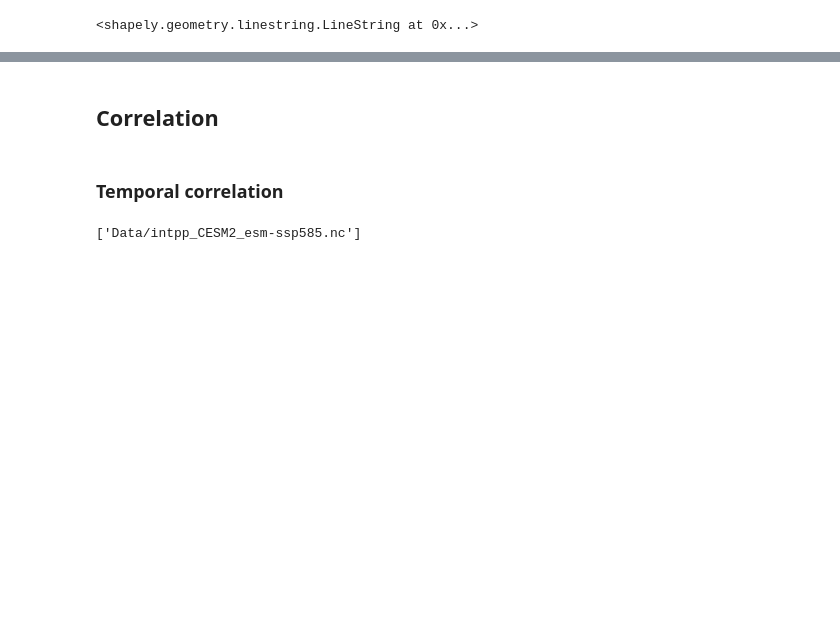
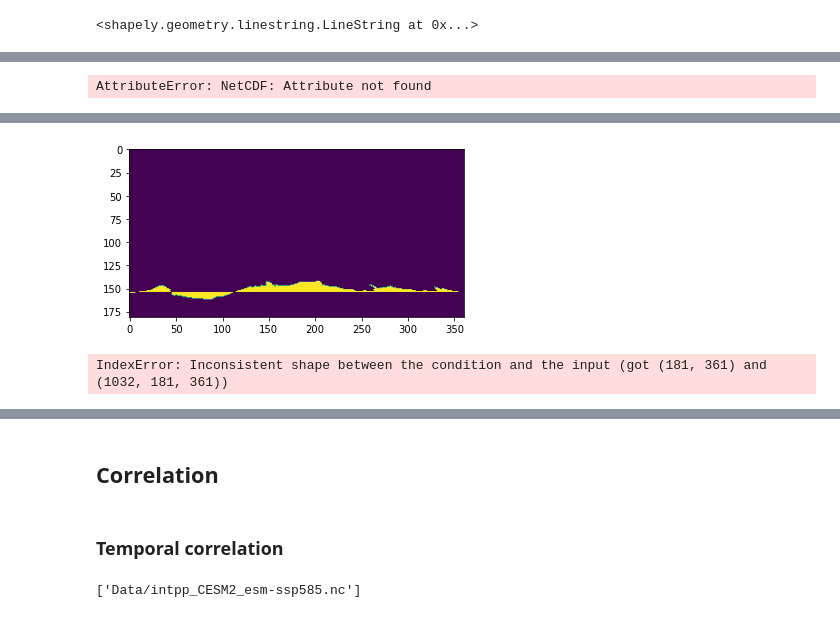
Before and after one commit to jasmineby65/CMEE-Coursework, a Jupyter notebook: Project/Intpp_CESM2-Copy1.ipynb, the cells around one changed output, grey strips where cells are left out. Drawn from its saved outputs; the diff is of its cells as text; code cells hidden in the pictures; blank space fills up the shorter version.

```diff
--- a/Project/Intpp_CESM2-Copy1.ipynb
+++ b/Project/Intpp_CESM2-Copy1.ipynb
@@ -125,0 +197,51 @@ AttributeError: 'MultiLineString' object has no attribute 'x'
+# %%
+MSWEP_monthly2 = Dataset("Data/intpp_CESM2_esm-ssp585.nc")
+MSWEP_monthly2.rio.set_spatial_dims(x_dim="lon", y_dim="lat", inplace=True)
+#MSWEP_monthly2.rio.write_crs("epsg:4326", inplace=True)
+Africa_Shape = gpd.read_file("Shapes/SO_fronts_Park_SB.shp", crs="epsg:4326")
+
+#clipped = MSWEP_monthly2.rio.clip(Africa_Shape.geometry.apply(shp.mapping), Africa_Shape.crs, drop=False)
+# %% [output]
+AttributeError: NetCDF: Attribute not found
+# %%
+# function to create the mask of your shapefile
+# function to create the mask of your shapefile
+def makeMask(lon,lat,res):
+    source_ds = ogr.Open(shapefile)
+    source_layer = source_ds.GetLayer()
+
+    # Create high res raster in memory
+    mem_ds = gdal.GetDriverByName('MEM').Create('', lon.size, lat.size, gdal.GDT_Byte)
+    mem_ds.SetGeoTransform((lon.min(), res, 0, lat.max(), 0, -res))
+    band = mem_ds.GetRasterBand(1)
+
+    # Rasterize shapefile to grid
+    gdal.RasterizeLayer(mem_ds, [1], source_layer, burn_values=[1])
+
+    # Get rasterized shapefile as numpy array
+    array = band.ReadAsArray()
+
+    # Flush memory file
+    mem_ds = None
+    band = None
+    return array
+# %%
+# read the netcdf data file
+shapefile = "Shapes/SO_fronts_Park_SB.shp"
+nc = Dataset("Data/intpp_CESM2_esm-ssp585.nc")
+
+# get the precipitation
+lat = nc.variables['lat'][:] # [:] means all elements inside the list
+lon = nc.variables['lon'][:]
+var = nc.variables [variable][:]
+
+# calculate the cellsize
+cellsize = lon[:][1] - lon[:][0]
+# %%
+# create the mask
+mask = makeMask(lon,lat,cellsize)
+
+# show the mask
+plt.imshow(mask)
+plt.show()
+# %% [output]
@@ -125,0 +249,6 @@ AttributeError: 'MultiLineString' object has no attribute 'x'
+[figure, added]
+# %%
+ # mask the precipitation data
+precip = np.ma.masked_where(mask==0,var)
+# %% [output]
+IndexError: Inconsistent shape between the condition and the input (got (181, 361) and (1032, 181, 361))
```
Also changed, not shown: parts of 27 cells of this notebook, 11 other files.
